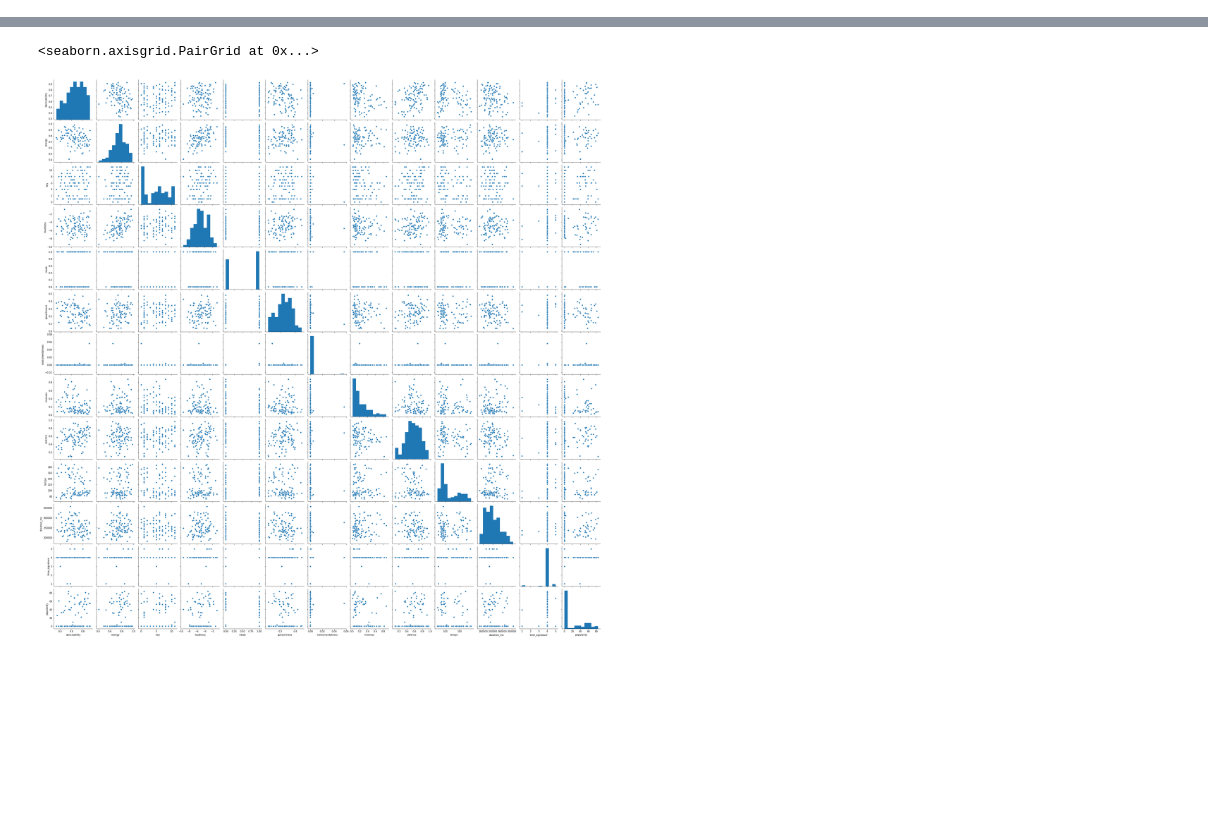
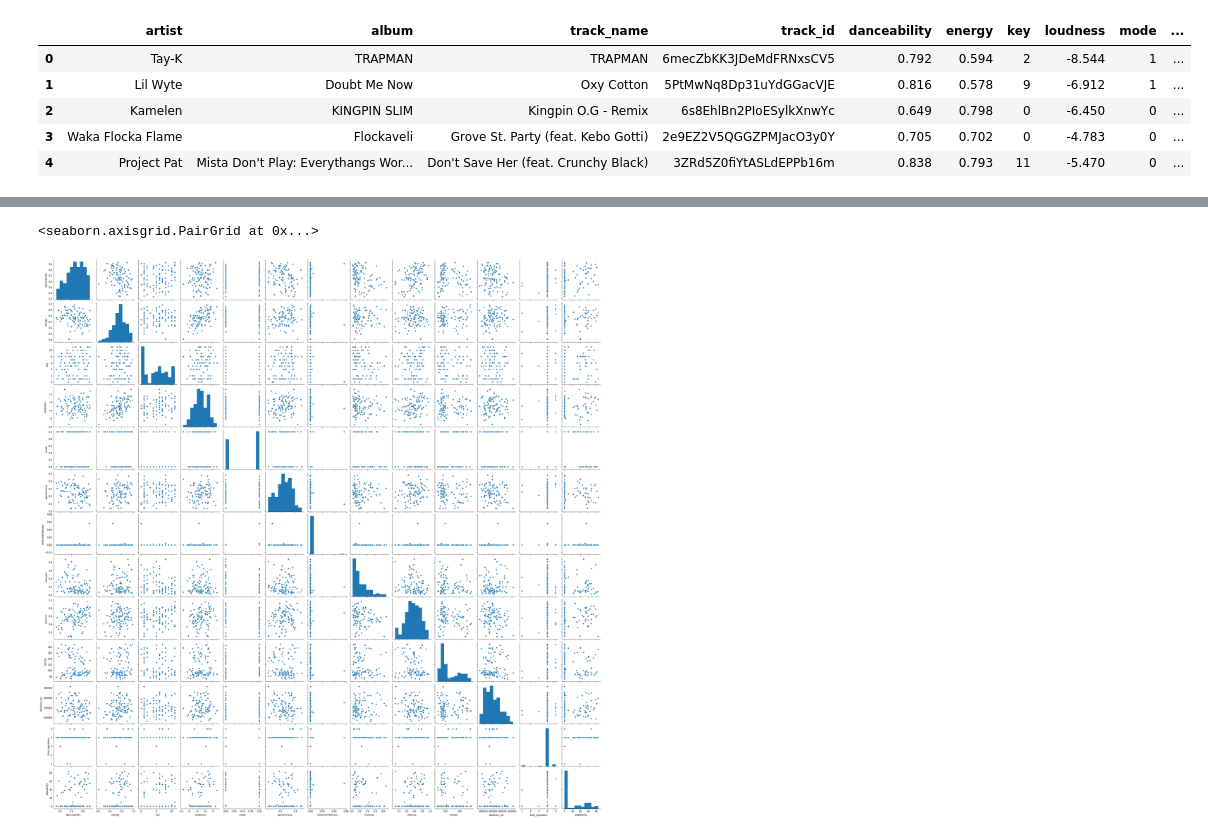
Before and after one commit to SpotiScryers/SpotiScry, a Jupyter notebook: brandon_explore.ipynb, the cells around one changed output, grey strips where cells are left out. Cells and saved outputs as stored; diff of their text form; code cells hidden in the pictures; blank space fills up the shorter version.

```diff
--- a/brandon_explore.ipynb
+++ b/brandon_explore.ipynb
@@ -15,3 +15,12 @@ df = pd.read_csv('hiphop_sample.csv')
+# %%
+df.head()
+# %% [output]
+|  | artist | album | track_name | track_id | danceability | energy | key | loudness | mode | ... |
+| 0 | Tay-K | TRAPMAN | TRAPMAN | 6mecZbKK3JDeMdFRNxsCV5 | 0.792 | 0.594 | 2 | -8.544 | 1 | ... |
+| 1 | Lil Wyte | Doubt Me Now | Oxy Cotton | 5PtMwNq8Dp31uYdGGacVJE | 0.816 | 0.578 | 9 | -6.912 | 1 | ... |
+| 2 | Kamelen | KINGPIN SLIM | Kingpin O.G - Remix | 6s8EhlBn2PIoESylkXnwYc | 0.649 | 0.798 | 0 | -6.450 | 0 | ... |
+| 3 | Waka Flocka Flame | Flockaveli | Grove St. Party (feat. Kebo Gotti) | 2e9EZ2V5QGGZPMJacO3y0Y | 0.705 | 0.702 | 0 | -4.783 | 0 | ... |
+| 4 | Project Pat | Mista Don't Play: Everythangs Wor... | Don't Save Her (feat. Crunchy Black) | 3ZRd5Z0fiYtASLdEPPb16m | 0.838 | 0.793 | 11 | -5.470 | 0 | ... |
 # %%
 df.info()
 # %% [output]
```
Also changed, not shown: parts of 11 cells of this notebook, 1 other file.
